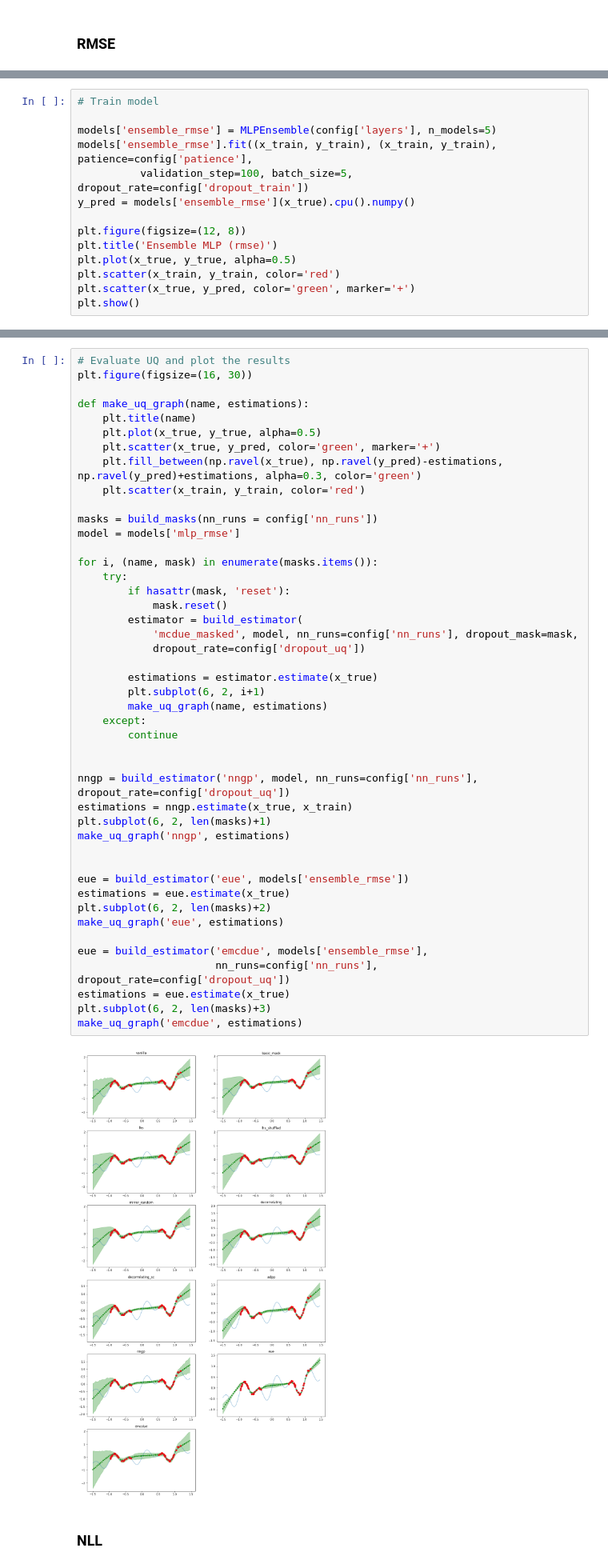
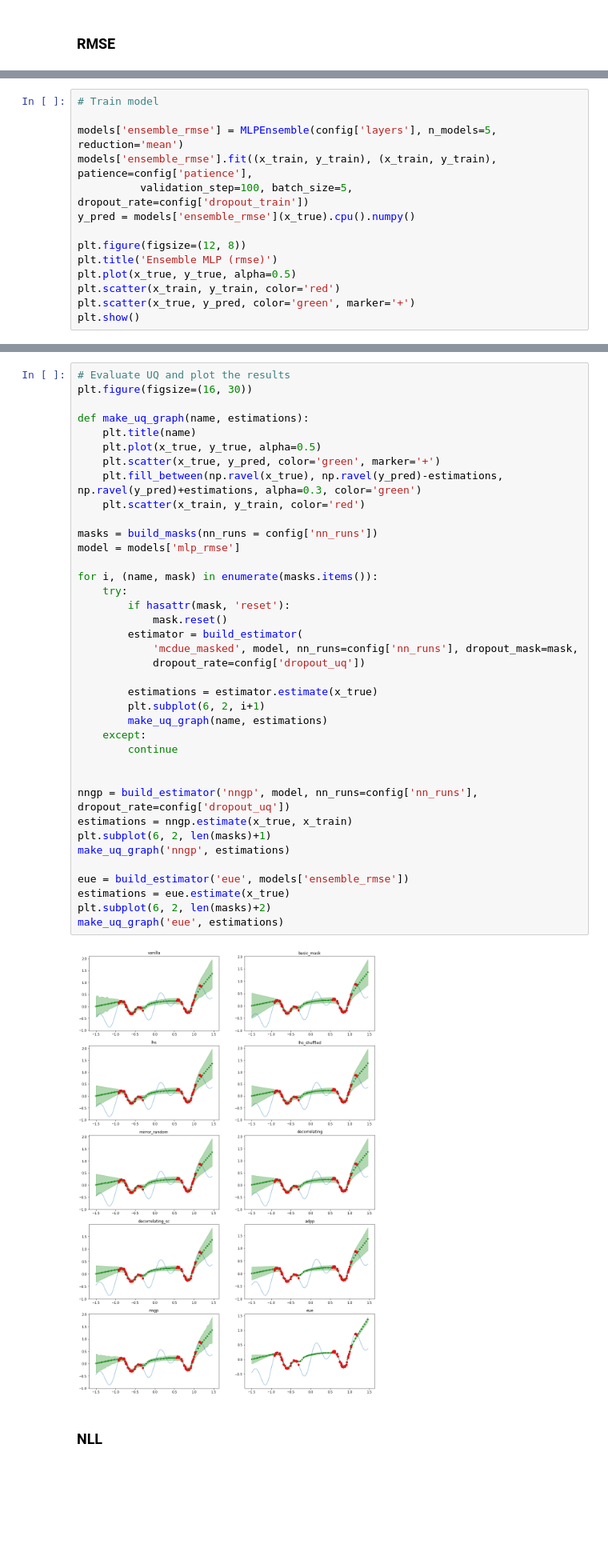
Before and after one commit to stat-ml/alpaca, a Jupyter notebook: experiments/ensemble-masks.ipynb, the cells around one changed output, grey strips where cells are left out. Shown at 80% size. Cells and saved outputs as stored; diff of their text form; blank space fills up the shorter version.

```diff
--- a/experiments/ensemble-masks.ipynb
+++ b/experiments/ensemble-masks.ipynb
@@ -99,7 +97,7 @@ Epoch [2200/10000], Loss: 0.0019, Validation loss: 0.0052
 # %%
 # Train model
 
-models['ensemble_rmse'] = MLPEnsemble(config['layers'], n_models=5)
+models['ensemble_rmse'] = MLPEnsemble(config['layers'], n_models=5, reduction='mean')
 models['ensemble_rmse'].fit((x_train, y_train), (x_train, y_train), patience=config['patience'],
           validation_step=100, batch_size=5, dropout_rate=config['dropout_train'])
 y_pred = models['ensemble_rmse'](x_true).cpu().numpy()
@@ -141,41 +139,34 @@ def make_uq_graph(name, estimations):
     plt.scatter(x_train, y_train, color='red')
 
 masks = build_masks(nn_runs = config['nn_runs'])
 model = models['mlp_rmse']
 
 for i, (name, mask) in enumerate(masks.items()):
     try:
         if hasattr(mask, 'reset'):
             mask.reset()
         estimator = build_estimator(
             'mcdue_masked', model, nn_runs=config['nn_runs'], dropout_mask=mask,
             dropout_rate=config['dropout_uq'])
 
         estimations = estimator.estimate(x_true)
         plt.subplot(6, 2, i+1)
         make_uq_graph(name, estimations)
     except:
         continue
 
 
 nngp = build_estimator('nngp', model, nn_runs=config['nn_runs'], dropout_rate=config['dropout_uq'])
 estimations = nngp.estimate(x_true, x_train)
 plt.subplot(6, 2, len(masks)+1)
 make_uq_graph('nngp', estimations)
 
-
 eue = build_estimator('eue', models['ensemble_rmse'])
 estimations = eue.estimate(x_true)
 plt.subplot(6, 2, len(masks)+2)
 make_uq_graph('eue', estimations)
-
-eue = build_estimator('emcdue', models['ensemble_rmse'],
-                      nn_runs=config['nn_runs'], dropout_rate=config['dropout_uq'])
-estimations = eue.estimate(x_true)
-plt.subplot(6, 2, len(masks)+3)
-make_uq_graph('emcdue', estimations)
 # %% [output]
-[figure, old version]
+[figure, new version]
 # %% [markdown]
 ### NLL
 # %%
```
Also changed, not shown: parts of 8 cells of this notebook.
